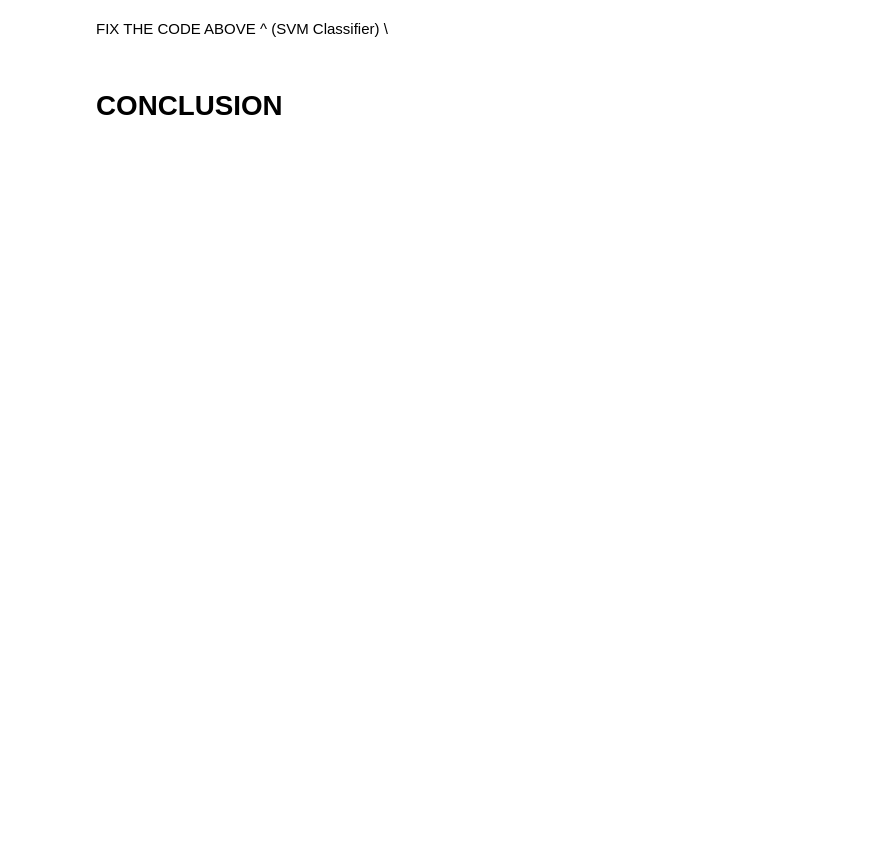
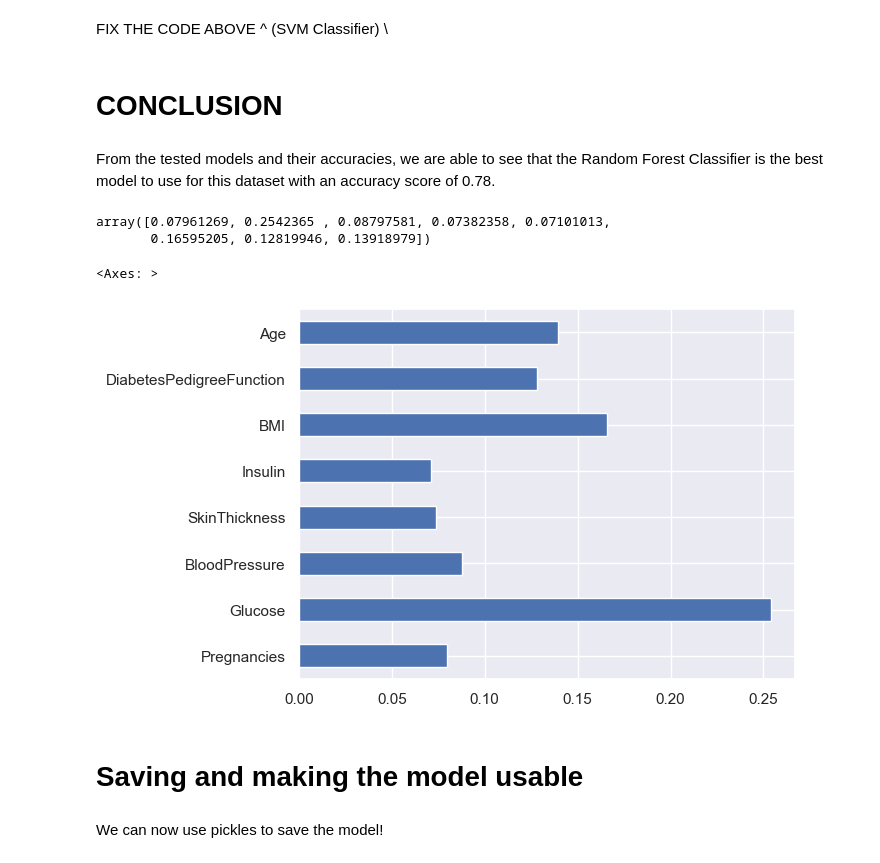
Before and after one commit to KengoKato02/Synopsis_Diabetes_Prediction_Model, a Jupyter notebook: src/main.ipynb, the cells around one changed output. Drawn from its saved outputs; the diff is of its cells as text; code cells hidden in the pictures; blank space fills up the shorter version.

Commit message:
fixed models and saved

```diff
--- a/src/main.ipynb
+++ b/src/main.ipynb
@@ -247,7 +257,7 @@ First we start with splitting the dataset
 # %%
 # Split the dataset
 
-x = diabetes_df.drop('Outcome', axis=1)
+X = diabetes_df.drop('Outcome', axis=1)
 y = diabetes_df['Outcome']
 # %%
 # Split the data into training and testing sets
@@ -453,3 +458,21 @@ weighted avg       0.77      0.77      0.77       254
 FIX THE CODE ABOVE ^ (SVM Classifier) \
 # %% [markdown]
 # CONCLUSION
+# %% [markdown]
+From the tested models and their accuracies, we are able to see that the Random Forest Classifier is the best model to use for this dataset with an accuracy score of 0.78.
+# %%
+# Display the feature importance
+rfc.feature_importances_
+# %% [output]
+array([0.07961269, 0.2542365 , 0.08797581, 0.07382358, 0.07101013,
+       0.16595205, 0.12819946, 0.13918979])
+# %%
+# Plot the feature importance
+(pd.Series(rfc.feature_importances_, index=X.columns).plot(kind='barh'))
+# %% [output]
+<Axes: >
+[figure, added]
+# %% [markdown]
+# Saving and making the model usable
+# %% [markdown]
+We can now use pickles to save the model!
```
Also changed, not shown: parts of 28 cells of this notebook.
